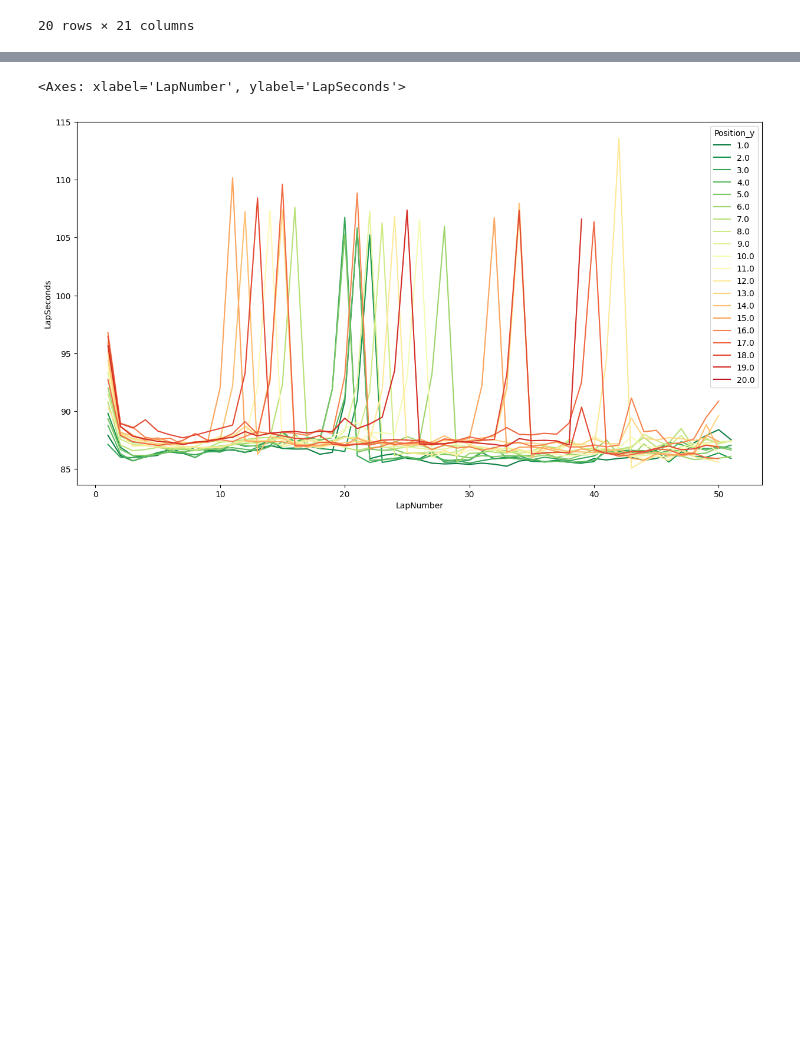
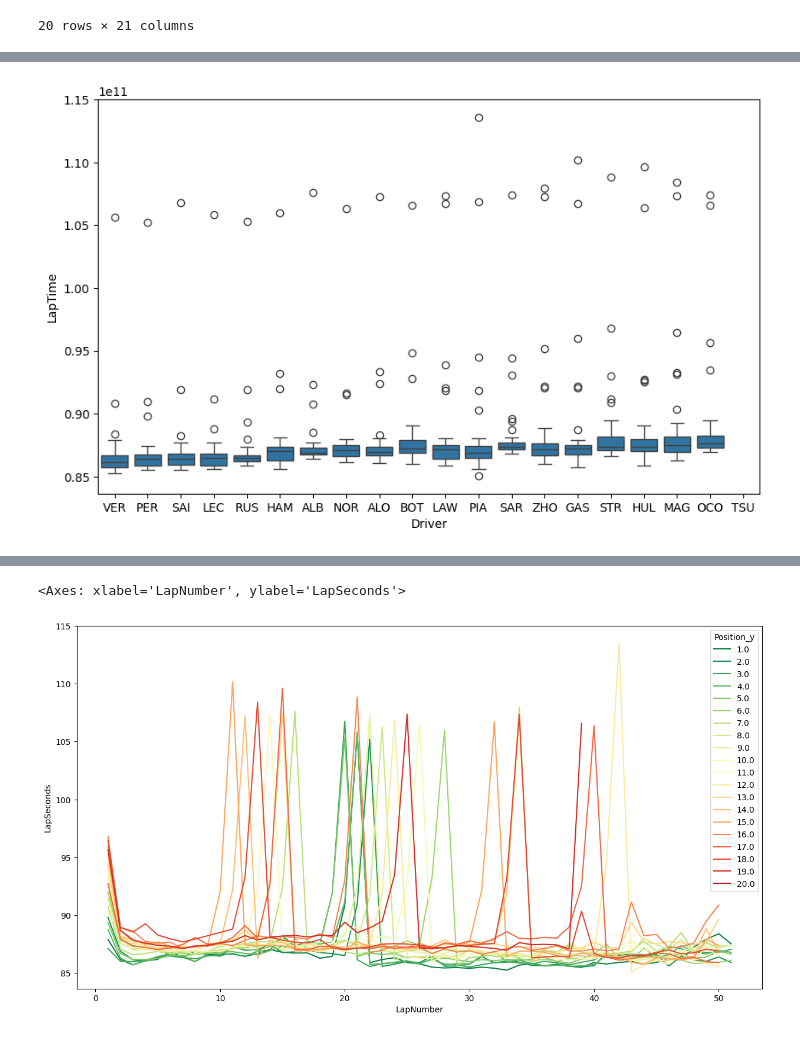
Before and after one commit to n8taylor/cs5830_final_project, a Jupyter notebook: api.ipynb, the cells around one changed output, grey strips where cells are left out. Drawn from its saved outputs; the diff is of its cells as text; code cells hidden in the pictures; blank space fills up the shorter version.

```diff
--- a/api.ipynb
+++ b/api.ipynb
@@ -133,0 +184,6 @@ Index(['Time', 'Driver', 'DriverNumber', 'LapTime', 'LapNumber', 'Stint',
+# %%
+plt.figure(figsize=(10, 6))
+sns.boxplot(laps.sort_values(by='Position_y'), x='Driver', y='LapTime')
+plt.gca().invert_yaxis()  # Invert the y-axis
+# %% [output]
+[figure, added]
```
Also changed, not shown: parts of 7 cells of this notebook.
